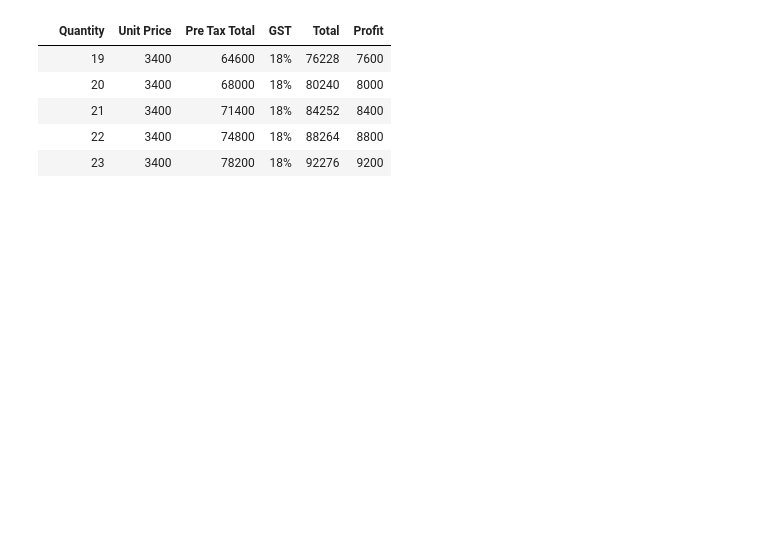
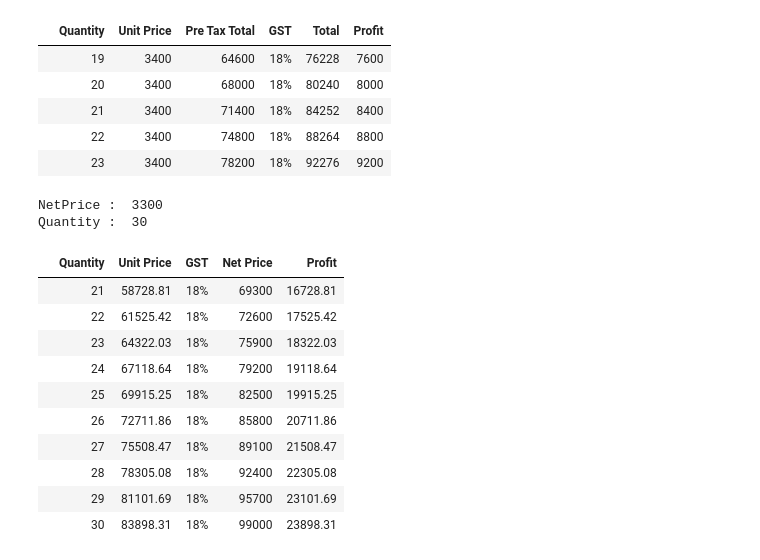
Before and after one commit to nandi691/MiniProjects, a Jupyter notebook: GPS_GST/GPS_GST.ipynb, the cells around one changed output. Cells and saved outputs as stored; diff of their text form; code cells hidden in the pictures; blank space fills up the shorter version.

```diff
--- a/GPS_GST/GPS_GST.ipynb
+++ b/GPS_GST/GPS_GST.ipynb
@@ -51,0 +55,41 @@ my_df.tail()
+# %%
+basePrice = 2000
+
+def GetUnitAmt(amt,gst_pct=18):
+    gst_amt = GetGstAmt(amt,gst_pct)
+    return round(amt-gst_amt,2)
+
+def GetGstAmt(amt,gst_pct=18):
+    return round(amt -(amt*(100/(100+gst_pct))),2)
+
+def GetTotalAmountWithGST(netPrice,qty=1):
+    print("NetPrice : ",netPrice)
+    print("Quantity : ",qty)
+    gst_df = pd.DataFrame()
+    gst_df["Quantity"] = [x for x in range(1,qty+1)]
+    gst_df["Unit Price"] = [GetUnitAmt(netPrice*x) for x in range(1,qty+1)]
+    #gst_df["Pre Tax Total"] = [unitPrice*x for x in range(1,qty+1)]
+    gst_df["GST"] = ["18%" for x in range(1,qty+1)]
+    gst_df["Net Price"] = [netPrice*x for x in range(1,qty+1)]
+    gst_df["Profit"] = [(GetUnitAmt(netPrice*x)-(basePrice*x)) for x in range(1,qty+1)]
+
+    return gst_df
+# %%
+my_df = GetTotalAmountWithGST(3300,30)
+blankIndex=[''] * len(my_df)
+my_df.index=blankIndex
+my_df.tail(10)
+# %% [output]
+NetPrice :  3300
+Quantity :  30
+|  | Quantity | Unit Price | GST | Net Price | Profit |
+|  | 21 | 58728.81 | 18% | 69300 | 16728.81 |
+|  | 22 | 61525.42 | 18% | 72600 | 17525.42 |
+|  | 23 | 64322.03 | 18% | 75900 | 18322.03 |
+|  | 24 | 67118.64 | 18% | 79200 | 19118.64 |
+|  | 25 | 69915.25 | 18% | 82500 | 19915.25 |
+|  | 26 | 72711.86 | 18% | 85800 | 20711.86 |
+|  | 27 | 75508.47 | 18% | 89100 | 21508.47 |
+|  | 28 | 78305.08 | 18% | 92400 | 22305.08 |
+|  | 29 | 81101.69 | 18% | 95700 | 23101.69 |
+|  | 30 | 83898.31 | 18% | 99000 | 23898.31 |
```
Also changed, not shown: parts of 1 cell of this notebook.
